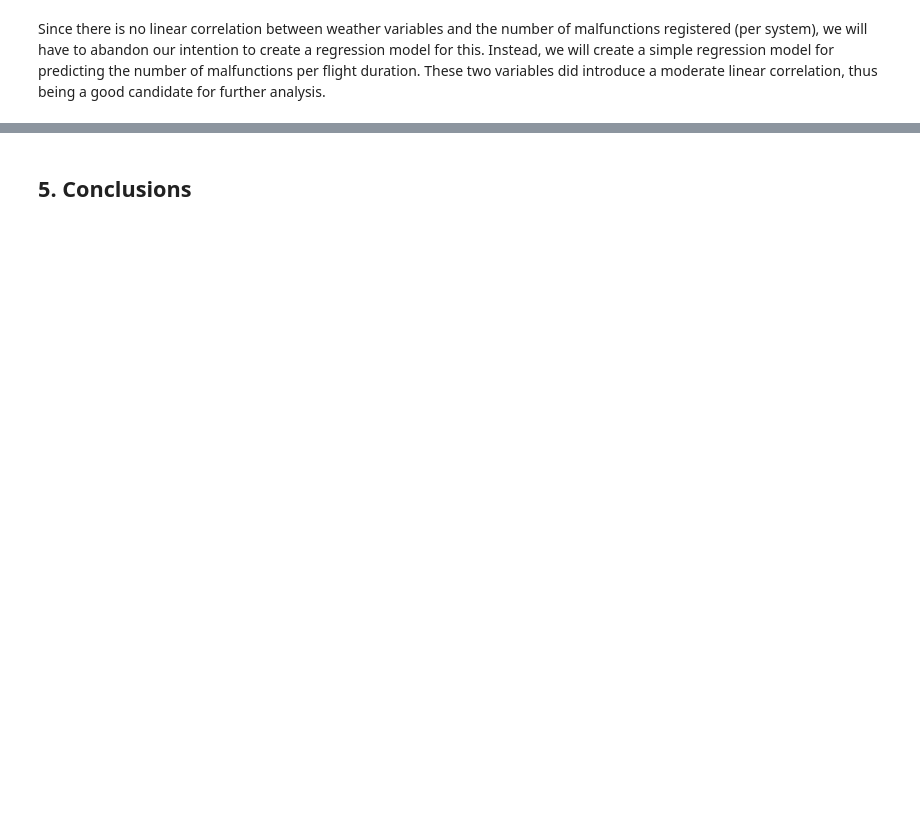
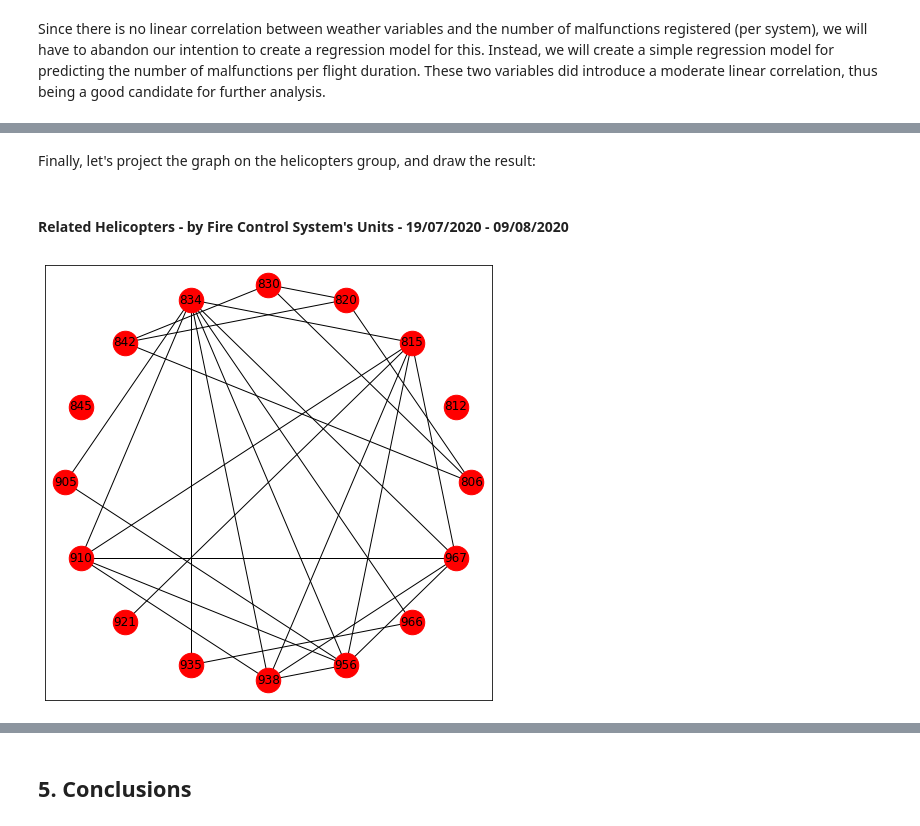
Before and after one commit to elront/Data_Sceince_Project, a Jupyter notebook: Data_science_workshop_project.ipynb, the cells around one changed output, grey strips where cells are left out. Cells and saved outputs as stored; diff of their text form; code cells hidden in the pictures; blank space fills up the shorter version.

Commit message:
Finished the NetworkX usage.

```diff
--- a/Data_science_workshop_project.ipynb
+++ b/Data_science_workshop_project.ipynb
@@ -2847,0 +2864,2 @@ Since there is no linear correlation between weather variables and the number of
+# %%
+malf_fire_control_df = retrieve_data("Fire Control", dt.datetime(2020,7,19))
@@ -2847,0 +2879,15 @@ Since there is no linear correlation between weather variables and the number of
+# %%
+def build_bipartite_graph(malf_df):
+    # Create a new graph.
+    B = nx.Graph()
+
+    # Add the helicopters and sub-systems as nodes.
+    B.add_nodes_from(bla['Tail Number'], bipartite = 0)
+    B.add_nodes_from(bla['Sub-System'], bipartite = 1)
+
+    # Add edges, from the helicopters to the sub-systems.
+    B.add_edges_from([(row['Tail Number'], row['Sub-System']) for idx, row in malf_df.iterrows()])
+
+    return B
+# %%
+fire_control_graph = build_bipartite_graph(malf_fire_control_df)
@@ -2847,0 +2898,19 @@ Since there is no linear correlation between weather variables and the number of
+# %% [markdown]
+Finally, let's project the graph on the helicopters group, and draw the result:
+# %%
+def project_and_draw(given_df, graph):
+    # Extract the tail numbers from the dataframe.
+    X = given_df.loc[:, "Tail Number"].unique()
+
+    # Apply projection.
+    L = bipartite.projected_graph(graph, X)
+
+    # Draw.
+    plt.figure(figsize=(8,8))
+    nx.draw_networkx(L, nx.circular_layout(L), node_size = 600, node_color = "red")
+# %% [markdown]
+#### Related Helicopters - by Fire Control System's Units - 19/07/2020 - 09/08/2020
+# %%
+project_and_draw(malf_fire_control_df, fire_control_graph)
+# %% [output]
+[figure, added]
```
Also changed, not shown: parts of 78 cells of this notebook.
